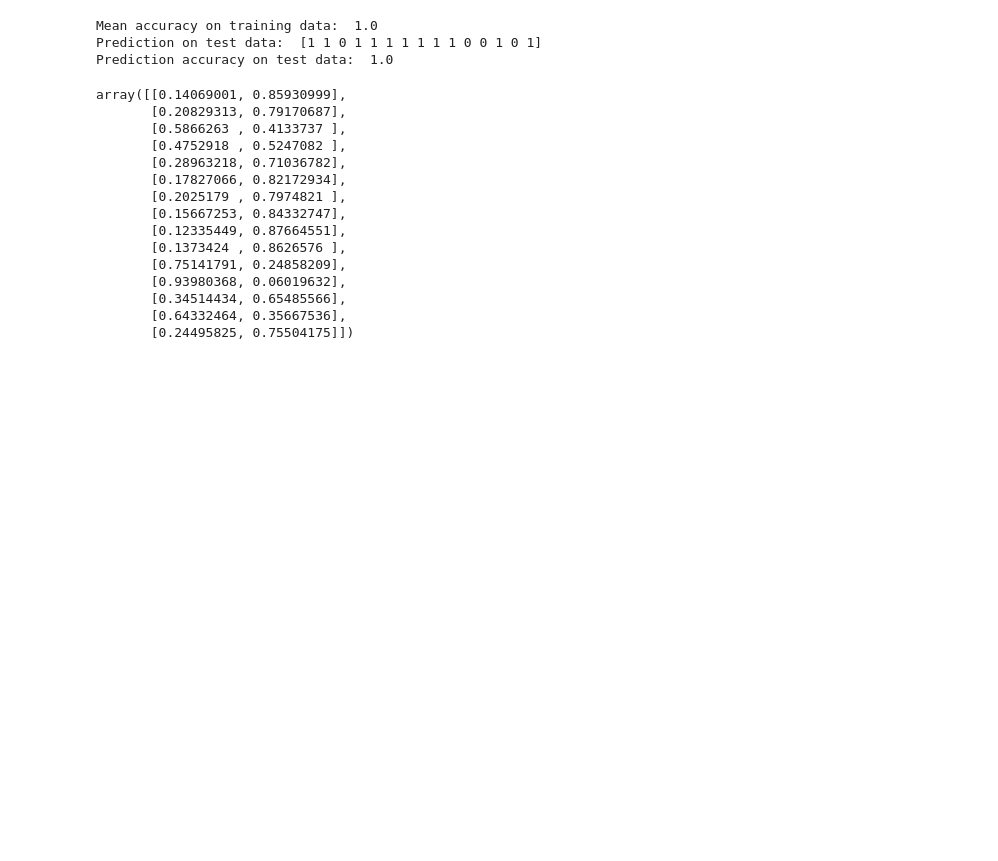
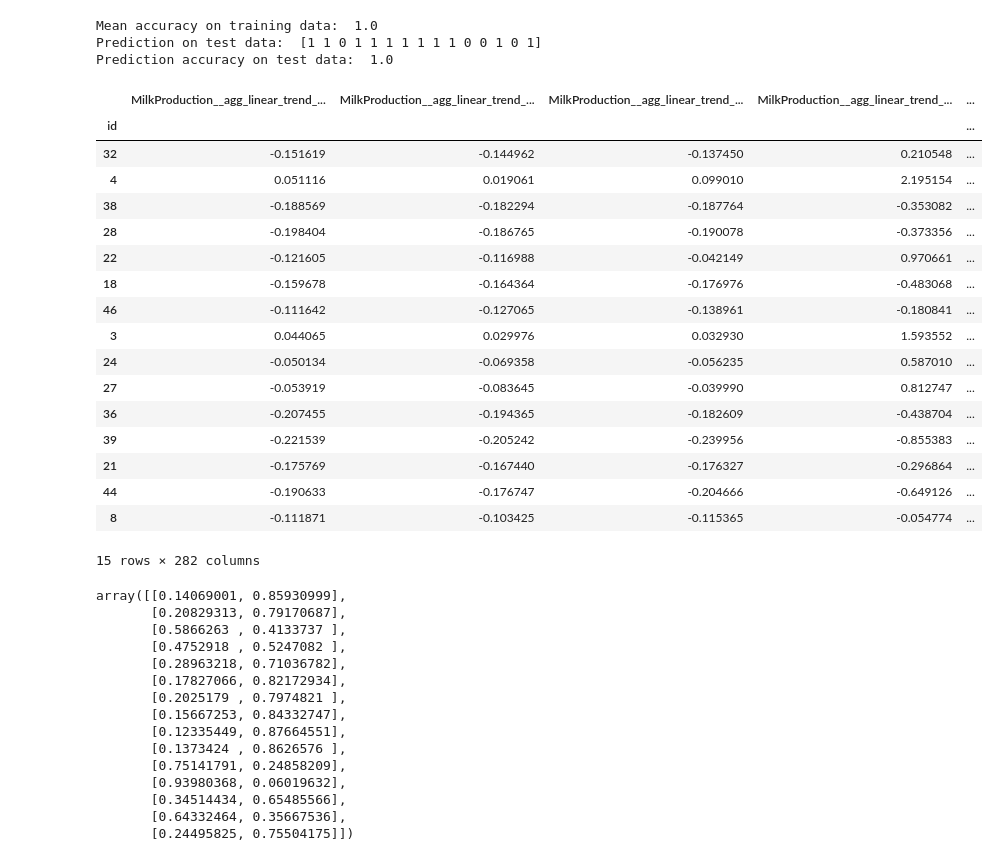
Before and after one commit to pgullstrand/Gigacow-tools, a Jupyter notebook: Model_time_series/GP_model/gp_learner.ipynb, the cells around one changed output. Saved outputs shown, nothing was run; the diff lists cells and outputs as text; code cells hidden in the pictures; blank space fills up the shorter version.

```diff
--- a/Model_time_series/GP_model/gp_learner.ipynb
+++ b/Model_time_series/GP_model/gp_learner.ipynb
@@ -129,4 +126,25 @@ print("Prediction accuracy on test data: ", accuracy_score(y_test, pred_test))
 Mean accuracy on training data:  1.0
 Prediction on test data:  [1 1 0 1 1 1 1 1 1 1 0 0 1 0 1]
 Prediction accuracy on test data:  1.0
+# %%
+X_test
+# %% [output]
+|  | MilkProduction__agg_linear_trend_... | MilkProduction__agg_linear_trend_... | MilkProduction__agg_linear_trend_... | MilkProduction__agg_linear_trend_... | ... |
+| id |  |  |  |  | ... |
+| 32 | -0.151619 | -0.144962 | -0.137450 | 0.210548 | ... |
+| 4 | 0.051116 | 0.019061 | 0.099010 | 2.195154 | ... |
+| 38 | -0.188569 | -0.182294 | -0.187764 | -0.353082 | ... |
+| 28 | -0.198404 | -0.186765 | -0.190078 | -0.373356 | ... |
+| 22 | -0.121605 | -0.116988 | -0.042149 | 0.970661 | ... |
+| 18 | -0.159678 | -0.164364 | -0.176976 | -0.483068 | ... |
+| 46 | -0.111642 | -0.127065 | -0.138961 | -0.180841 | ... |
+| 3 | 0.044065 | 0.029976 | 0.032930 | 1.593552 | ... |
+| 24 | -0.050134 | -0.069358 | -0.056235 | 0.587010 | ... |
+| 27 | -0.053919 | -0.083645 | -0.039990 | 0.812747 | ... |
+| 36 | -0.207455 | -0.194365 | -0.182609 | -0.438704 | ... |
+| 39 | -0.221539 | -0.205242 | -0.239956 | -0.855383 | ... |
+| 21 | -0.175769 | -0.167440 | -0.176327 | -0.296864 | ... |
+| 44 | -0.190633 | -0.176747 | -0.204666 | -0.649126 | ... |
+| 8 | -0.111871 | -0.103425 | -0.115365 | -0.054774 | ... |
+15 rows × 282 columns
 # %%
```
Also changed, not shown: parts of 8 cells of this notebook, 5 other files.
